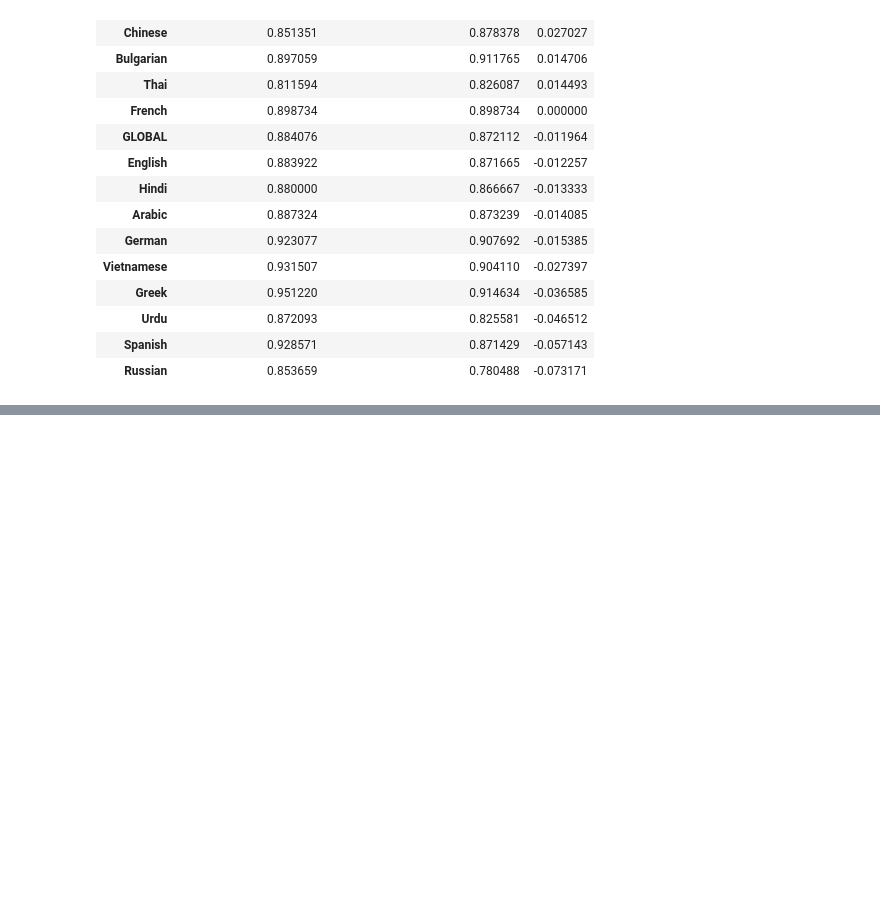
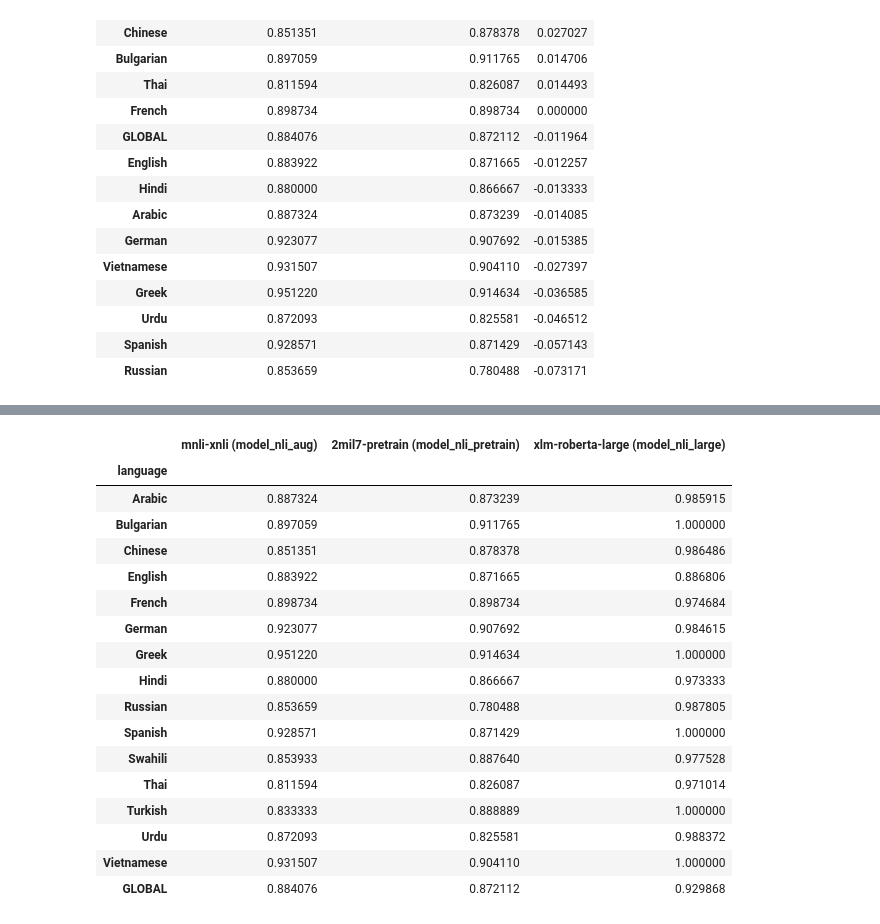
Before and after one commit to Alherma7/-contradictory-my-dear-watson, a Jupyter notebook: watson-notebook.ipynb, the cells around one changed output, grey strips where cells are left out. Saved outputs shown, nothing was run; the diff lists cells and outputs as text; code cells hidden in the pictures; blank space fills up the shorter version.

```diff
--- a/watson-notebook.ipynb
+++ b/watson-notebook.ipynb
@@ -2067,0 +2113,20 @@ comparison_pretrain.sort_values('delta', ascending=False)
+# %%
+model_nli_large = NLIModel(model_name_nli_large, dropout=0.4, pooling='mean').float().to(device)
+
+K_large = 3  # capas superiores entrenables de 24 -- misma fraccion pequena que K=3/12 en las
+             # demas secciones (ver celda markdown de arriba)
+
+for name, param in model_nli_large.bert.named_parameters():
+    if name.startswith('encoder.layer.'):
+        layer_idx = int(name.split('.')[2])
+        param.requires_grad = layer_idx >= (model_nli_large.bert.config.num_hidden_layers - K_large)
+    else:
+        param.requires_grad = False
+
+for param in model_nli_large.classifier.parameters():
+    param.requires_grad = True
+
+trainable_params_nli_large = sum(p.numel() for p in model_nli_large.parameters() if p.requires_grad)
+total_params_nli_large = sum(p.numel() for p in model_nli_large.parameters())
+print(f'Parametros entrenables: {trainable_params_nli_large:,} de {total_params_nli_large:,} '
+      f'({trainable_params_nli_large/total_params_nli_large:.1%})')
@@ -2067,0 +2233,46 @@ comparison_pretrain.sort_values('delta', ascending=False)
+# %%
+model_nli_large.load_state_dict(torch.load(os.path.join(checkpoint_dir, 'nli_large_best.pt')))
+model_nli_large.eval()
+
+val_preds_nli_large, val_true_nli_large = [], []
+with torch.no_grad():
+    for batch in val_loader_nli_large:
+        input_ids = batch['input_ids'].to(device)
+        attention_mask = batch['attention_mask'].to(device)
+        token_type_ids = batch['token_type_ids'].to(device)
+        batch_labels = batch['label'].to(device)
+
+        logits = model_nli_large(input_ids, attention_mask, token_type_ids)
+        val_preds_nli_large.extend(logits.argmax(dim=-1).cpu().tolist())
+        val_true_nli_large.extend(batch_labels.cpu().tolist())
+
+lang_df_large = pd.DataFrame({'language': val_lang_nli, 'true': val_true_nli_large, 'pred': val_preds_nli_large})
+lang_df_large['correct'] = lang_df_large['true'] == lang_df_large['pred']
+lang_acc_large = lang_df_large.groupby('language')['correct'].agg(accuracy='mean', n='size')
+
+comparison_large = pd.DataFrame({
+    'mnli-xnli (model_nli_aug)': lang_acc_aug['accuracy'],
+    '2mil7-pretrain (model_nli_pretrain)': lang_acc_pretrain['accuracy'],
+    'xlm-roberta-large (model_nli_large)': lang_acc_large['accuracy'],
+})
+comparison_large.loc['GLOBAL'] = [nli_aug_best_val_accuracy, nli_pretrain_best_val_accuracy, nli_large_best_val_accuracy]
+comparison_large
+# %% [output]
+|  | mnli-xnli (model_nli_aug) | 2mil7-pretrain (model_nli_pretrain) | xlm-roberta-large (model_nli_large) |
+| language |  |  |  |
+| Arabic | 0.887324 | 0.873239 | 0.985915 |
+| Bulgarian | 0.897059 | 0.911765 | 1.000000 |
+| Chinese | 0.851351 | 0.878378 | 0.986486 |
+| English | 0.883922 | 0.871665 | 0.886806 |
+| French | 0.898734 | 0.898734 | 0.974684 |
+| German | 0.923077 | 0.907692 | 0.984615 |
+| Greek | 0.951220 | 0.914634 | 1.000000 |
+| Hindi | 0.880000 | 0.866667 | 0.973333 |
+| Russian | 0.853659 | 0.780488 | 0.987805 |
+| Spanish | 0.928571 | 0.871429 | 1.000000 |
+| Swahili | 0.853933 | 0.887640 | 0.977528 |
+| Thai | 0.811594 | 0.826087 | 0.971014 |
+| Turkish | 0.833333 | 0.888889 | 1.000000 |
+| Urdu | 0.872093 | 0.825581 | 0.988372 |
+| Vietnamese | 0.931507 | 0.904110 | 1.000000 |
+| GLOBAL | 0.884076 | 0.872112 | 0.929868 |
```
Also changed, not shown: parts of 11 cells of this notebook.
